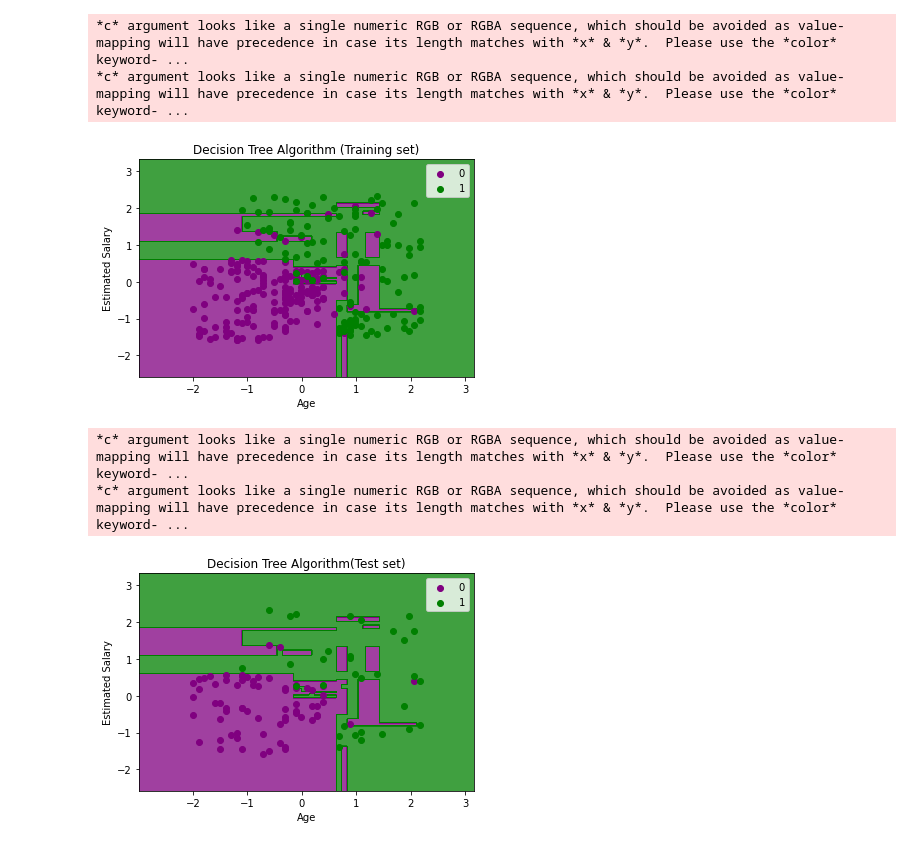
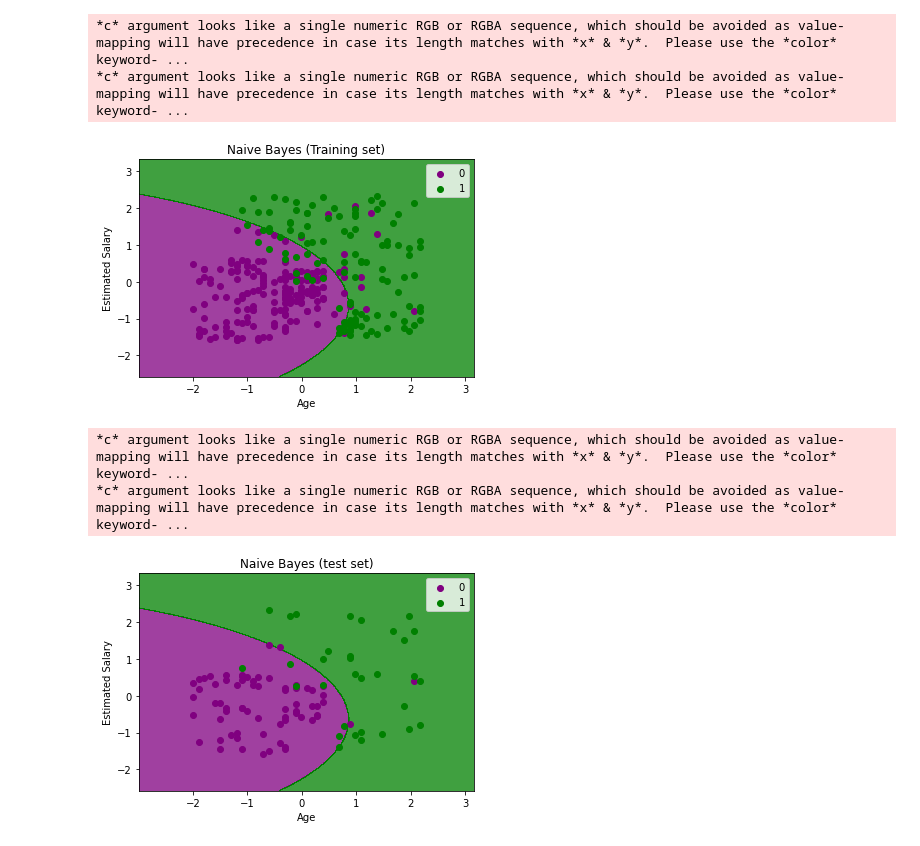
Before and after one commit to Msah30012001/MachineLearningAssignment, a Jupyter notebook: Experiment8.ipynb, the cells around one changed output. Cells and saved outputs as stored; diff of their text form; code cells hidden in the pictures.

```diff
--- a/Experiment8.ipynb
+++ b/Experiment8.ipynb
@@ -1,70 +1,69 @@
 # %% [markdown]
 <a href="https://colab.research.google.com/github/Msah30012001/MachineLearningAssignment/blob/master/Experiment8.ipynb" target="_parent"><img src="https://colab.research.google.com/assets/colab-badge.svg" alt="Open In Colab"/></a>
 # %%
-# importing libraries
+#Importing the libraries
 import numpy as nm
 import matplotlib.pyplot as mtp
 import pandas as pd
-#importing datasets
-data_set= pd.read_csv('/content/drive/MyDrive/MachineLearningExperiment/user_data.csv')
-#Extracting Independent and dependent Variable
-x= data_set.iloc[:, [2,3]].values
-y= data_set.iloc[:, 4].values
-# Splitting the dataset into training and test set.
+# Importing the dataset
+dataset = pd.read_csv('/content/drive/MyDrive/MachineLearningExperiment/user_data.csv')
+x = dataset.iloc[:, [2, 3]].values
+y = dataset.iloc[:, 4].values
+# Splitting the dataset into the Training set and Test set
 from sklearn.model_selection import train_test_split
-x_train, x_test, y_train, y_test= train_test_split(x, y, test_size= 0.25, random_state=0)
-#feature Scaling
+x_train, x_test, y_train, y_test = train_test_split(x, y, test_size = 0.25, random_state = 0)
+# Feature Scaling
 from sklearn.preprocessing import StandardScaler
-st_x= StandardScaler()
-x_train= st_x.fit_transform(x_train)
-x_test= st_x.transform(x_test)
-#Fitting Decision Tree classifier to the training set.
-from sklearn.tree import DecisionTreeClassifier
-classifier= DecisionTreeClassifier(criterion='entropy', random_state=0)
+sc = StandardScaler()
+x_train = sc.fit_transform(x_train)
+x_test = sc.transform(x_test)
+# Fitting Naive Bayes to the Training set
+from sklearn.naive_bayes import GaussianNB
+classifier = GaussianNB()
 classifier.fit(x_train, y_train)
-#Predicting the test set result
-y_pred= classifier.predict(x_test)
-#Creating the Confusion matrix
+# Predicting the Test set results
+y_pred = classifier.predict(x_test)
+# Making the Confusion Matrix
 from sklearn.metrics import confusion_matrix
-cm= confusion_matrix(y_test, y_pred)
-#Visulaizing the trianing set result
+cm = confusion_matrix(y_test, y_pred)
+# Visualising the Training set results
 from matplotlib.colors import ListedColormap
 x_set, y_set = x_train, y_train
-x1, x2 = nm.meshgrid(nm.arange(start = x_set[:, 0].min() - 1, stop = x_set[:, 0].max() + 1, step  =0.01),
-nm.arange(start = x_set[:, 1].min() - 1, stop = x_set[:, 1].max() + 1, step = 0.01))
-mtp.contourf(x1, x2, classifier.predict(nm.array([x1.ravel(), x2.ravel()]).T).reshape(x1.shape),
-alpha = 0.75, cmap = ListedColormap(('purple','green' )))
-mtp.xlim(x1.min(), x1.max())
-mtp.ylim(x2.min(), x2.max())
+X1, X2 = nm.meshgrid(nm.arange(start = x_set[:, 0].min() - 1, stop = x_set[:, 0].max() + 1, step = 0.01),
+                     nm.arange(start = x_set[:, 1].min() - 1, stop = x_set[:, 1].max() + 1, step = 0.01))
+mtp.contourf(X1, X2, classifier.predict(nm.array([X1.ravel(), X2.ravel()]).T).reshape(X1.shape),
+             alpha = 0.75, cmap = ListedColormap(('purple', 'green')))
+mtp.xlim(X1.min(), X1.max())
+mtp.ylim(X2.min(), X2.max())
 for i, j in enumerate(nm.unique(y_set)):
     mtp.scatter(x_set[y_set == j, 0], x_set[y_set == j, 1],
-        c = ListedColormap(('purple', 'green'))(i), label = j)
-mtp.title('Decision Tree Algorithm (Training set)')
+                c = ListedColormap(('purple', 'green'))(i), label = j)
+mtp.title('Naive Bayes (Training set)')
 mtp.xlabel('Age')
 mtp.ylabel('Estimated Salary')
 mtp.legend()
 mtp.show()
-#Visulaizing the test set result
+# Visualising the Test set results
 from matplotlib.colors import ListedColormap
 x_set, y_set = x_test, y_test
-x1, x2 = nm.meshgrid(nm.arange(start = x_set[:, 0].min() - 1, stop = x_set[:, 0].max() + 1, step  =0.01),
-nm.arange(start = x_set[:, 1].min() - 1, stop = x_set[:, 1].max() + 1, step = 0.01))
-mtp.contourf(x1, x2, classifier.predict(nm.array([x1.ravel(), x2.ravel()]).T).reshape(x1.shape),
-alpha = 0.75, cmap = ListedColormap(('purple','green' )))
-mtp.xlim(x1.min(), x1.max())
-mtp.ylim(x2.min(), x2.max())
+X1, X2 = nm.meshgrid(nm.arange(start = x_set[:, 0].min() - 1, stop = x_set[:, 0].max() + 1, step = 0.01),
+                     nm.arange(start = x_set[:, 1].min() - 1, stop = x_set[:, 1].max() + 1, step = 0.01))
+mtp.contourf(X1, X2, classifier.predict(nm.array([X1.ravel(), X2.ravel()]).T).reshape(X1.shape),
+             alpha = 0.75, cmap = ListedColormap(('purple', 'green')))
+mtp.xlim(X1.min(), X1.max())
+mtp.ylim(X2.min(), X2.max())
 for i, j in enumerate(nm.unique(y_set)):
     mtp.scatter(x_set[y_set == j, 0], x_set[y_set == j, 1],
-        c = ListedColormap(('purple', 'green'))(i), label = j)
-mtp.title('Decision Tree Algorithm(Test set)')
+                c = ListedColormap(('purple', 'green'))(i), label = j)
+mtp.title('Naive Bayes (test set)')
 mtp.xlabel('Age')
 mtp.ylabel('Estimated Salary')
 mtp.legend()
 mtp.show()
 # %% [output]
 *c* argument looks like a single numeric RGB or RGBA sequence, which should be avoided as value-mapping will have precedence in case its length matches with *x* & *y*.  Please use the *color* keyword- ...
 *c* argument looks like a single numeric RGB or RGBA sequence, which should be avoided as value-mapping will have precedence in case its length matches with *x* & *y*.  Please use the *color* keyword- ...
-[figure, old version]
+[figure, new version]
 *c* argument looks like a single numeric RGB or RGBA sequence, which should be avoided as value-mapping will have precedence in case its length matches with *x* & *y*.  Please use the *color* keyword- ...
 *c* argument looks like a single numeric RGB or RGBA sequence, which should be avoided as value-mapping will have precedence in case its length matches with *x* & *y*.  Please use the *color* keyword- ...
-[figure, old version]
+[figure, new version]
```
